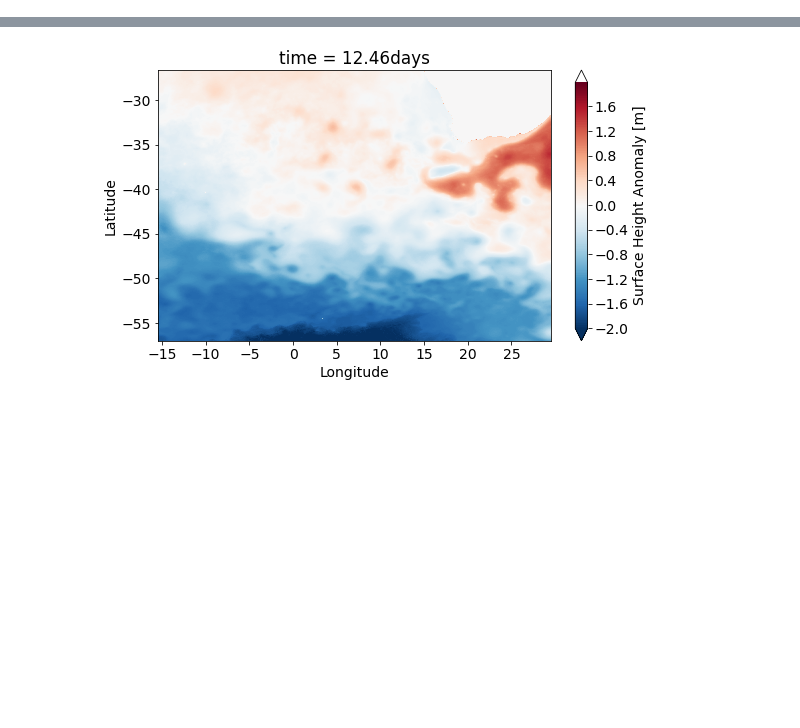
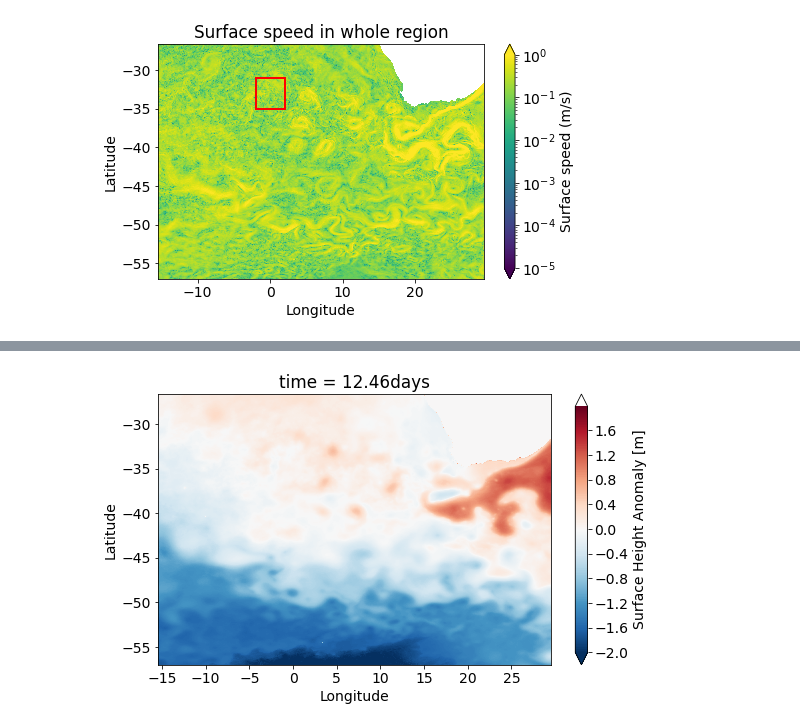
Before and after one commit to cspencerjones/separating-balanced, a Jupyter notebook: python/basic_figures.ipynb, the cells around one changed output, grey strips where cells are left out. Saved outputs shown, nothing was run; the diff lists cells and outputs as text; code cells hidden in the pictures; blank space fills up the shorter version.

```diff
--- a/python/basic_figures.ipynb
+++ b/python/basic_figures.ipynb
@@ -24,9 +23 @@ eta_merged['time'] = eta_merged['time']/ np.timedelta64(1, 's')
 grid = Grid(uvel_merged, coords={'X': {'center': 'i', 'left': 'i_g'}, 'Y': {'center': 'j', 'left': 'j_g'}})
-# %%
-
-plt.figure(figsize=(5,5))
-ds = uvel_merged.merge(vvel_merged)
-ds['U2'] = ds['U']*2
-ds['V2'] = ds['V']*2
-ds.isel(time=0, i=slice(1230,1240), j=slice(1230,1240)).plot.quiver(
-    x="x", y="y", u="U", v="V",scale=1)
@@ -36,9 +23,0 @@ ds.isel(time=0, i=slice(1230,1240), j=slice(1230,1240)).plot.quiver(
-# %%
-plt.figure(figsize=(5,5))
-ds = uvel_merged.merge(vvel_merged)
-ds['U2'] = ds['U']*2
-ds['V2'] = ds['V']*2
-#ds['U2'].load()[0,1235,1235]=10**8
-flatui = ["#9b59b6", "#3498db", "#95a5a6", "#e74c3c", "#34495e", "#2ecc71"]
-ds.isel(time=slice(0,3), i=slice(1230,1240), j=slice(1230,1240)).plot.quiver(
-    x="x", y="y", u="U", v="V2",hue='U2',row='time',scale=1,colors=flatui,levels=10,robust=True)
@@ -74,0 +24,3 @@ array([[[ 7.57938698e-02,  6.60420656e-02,  6.18895292e-02, ...,
+# %%
+def lanczos(x, a):
+    return np.sinc(x/a)
@@ -74,0 +78,21 @@ array([[[ 7.57938698e-02,  6.60420656e-02,  6.18895292e-02, ...,
+# %%
+plt.figure(figsize=(7,4.5))
+from matplotlib.colors import LogNorm
+(np.sqrt(u_unfiltered**2+v_unfiltered**2)).where(np.sqrt(u_filtered**2+v_filtered**2)>0).isel(time=0).rename('Surface speed (m/s)').plot.pcolormesh(
+        x='x0',y='y0',norm=LogNorm(),vmin=10**-5,vmax=1,rasterized=True,cbar_kwargs={'extend':'both'})
+plt.xlabel('Longitude')
+plt.ylabel('Latitude')
+plt.title('')
+
+ax=plt.gca()
+rect = patches.Rectangle((-2, -35), 4, 4, linewidth=2, edgecolor='r', facecolor='none')
+
+# Add the patch to the Axes
+ax.add_patch(rect)
+plt.title('Surface speed in whole region')
+
+plt.tight_layout()
+fig = plt.gcf()
+fig.savefig("unfiltered.png")
+# %% [output]
+[figure, added]
```
Also changed, not shown: parts of 12 cells of this notebook, 4 other files.
